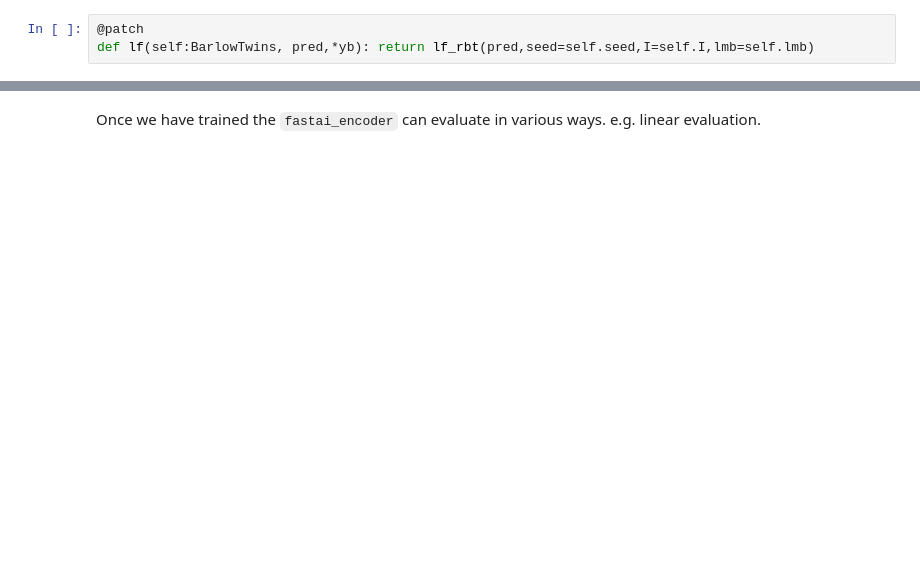
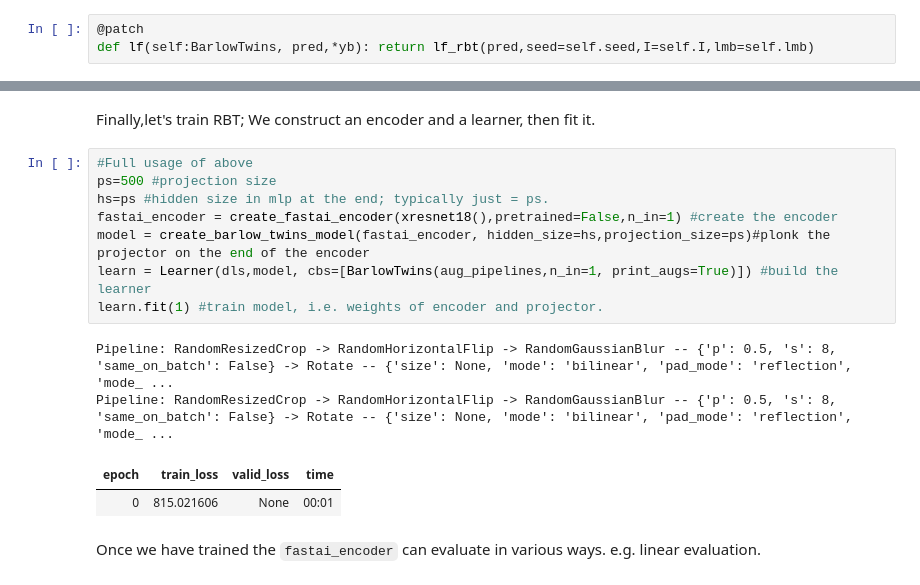
Before and after one commit to vu-nguyen-28/base_rbt, a Jupyter notebook: nbs/index.ipynb, the cells around one changed output, grey strips where cells are left out. Drawn from its saved outputs; the diff is of its cells as text; blank space fills up the shorter version.

```diff
--- a/nbs/index.ipynb
+++ b/nbs/index.ipynb
@@ -91,2 +97,17 @@ learn.fit(1)
+# %% [markdown]
+Finally,let's train RBT; We construct an encoder and a learner, then fit it.
+# %%
+#Full usage of above
+ps=500 #projection size
+hs=ps #hidden size in mlp at the end; typically just = ps.
+fastai_encoder = create_fastai_encoder(xresnet18(),pretrained=False,n_in=1) #create the encoder
+model = create_barlow_twins_model(fastai_encoder, hidden_size=hs,projection_size=ps)#plonk the projector on the end of the encoder
+learn = Learner(dls,model, cbs=[BarlowTwins(aug_pipelines,n_in=1, print_augs=True)]) #build the learner
+learn.fit(1) #train model, i.e. weights of encoder and projector.
+# %% [output]
+Pipeline: RandomResizedCrop -> RandomHorizontalFlip -> RandomGaussianBlur -- {'p': 0.5, 's': 8, 'same_on_batch': False} -> Rotate -- {'size': None, 'mode': 'bilinear', 'pad_mode': 'reflection', 'mode_ ...
+Pipeline: RandomResizedCrop -> RandomHorizontalFlip -> RandomGaussianBlur -- {'p': 0.5, 's': 8, 'same_on_batch': False} -> Rotate -- {'size': None, 'mode': 'bilinear', 'pad_mode': 'reflection', 'mode_ ...
+| epoch | train_loss | valid_loss | time |
+| 0 | 815.021606 | None | 00:01 |
 # %% [markdown]
 Once we have trained the `fastai_encoder` can evaluate in various ways. e.g. linear evaluation.
```
Also changed, not shown: parts of 12 cells of this notebook, 6 other files.
